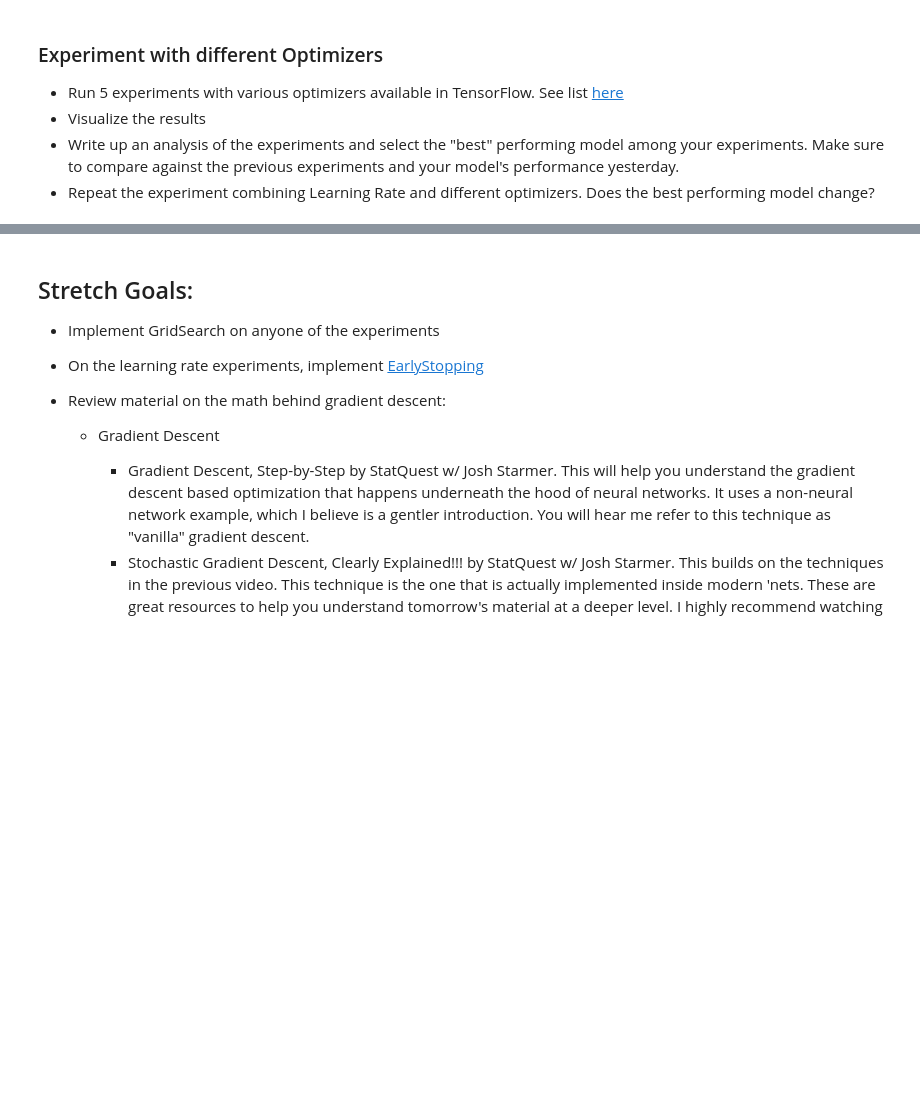
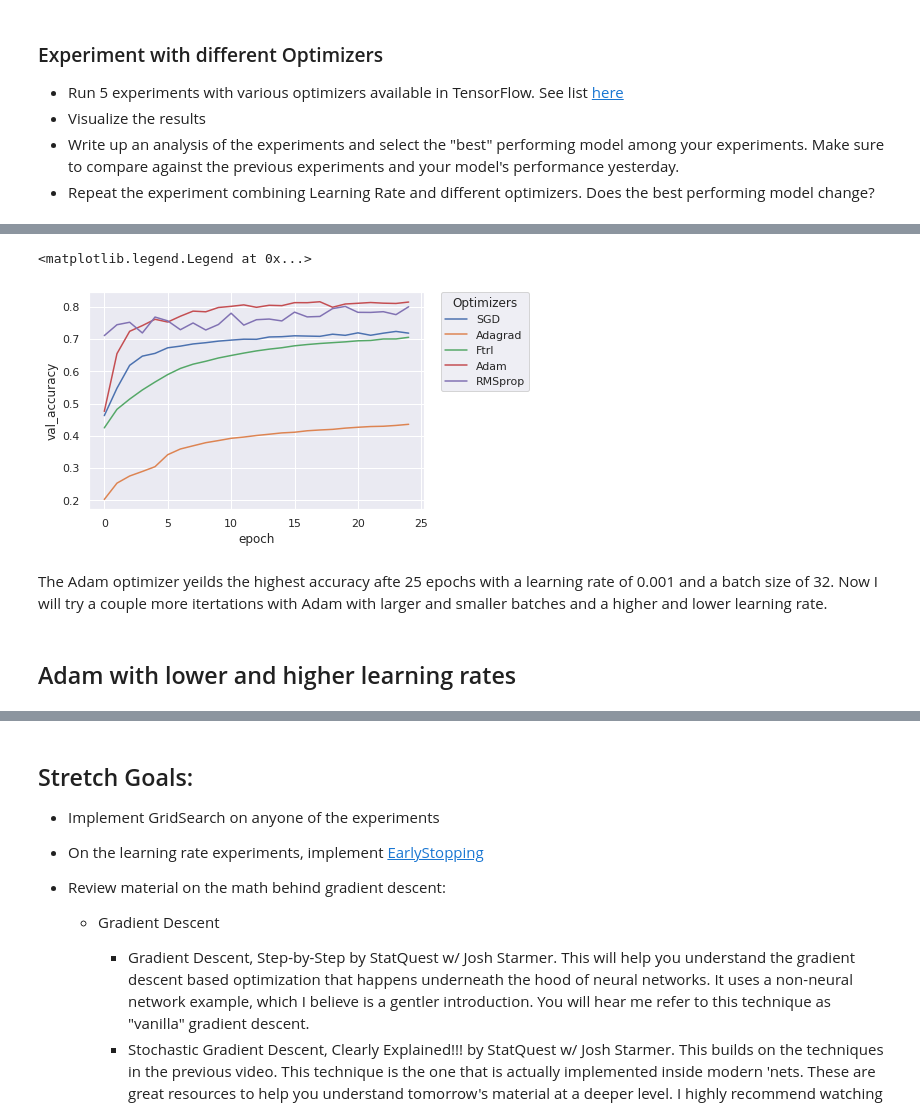
Before and after one commit to DoctorDroid/NN, a Jupyter notebook: module2-Train/LS_DS_422_Train_Assignment.ipynb, the cells around one changed output, grey strips where cells are left out. Saved outputs shown, nothing was run; the diff lists cells and outputs as text; code cells hidden in the pictures; blank space fills up the shorter version.

```diff
--- a/module2-Train/LS_DS_422_Train_Assignment.ipynb
+++ b/module2-Train/LS_DS_422_Train_Assignment.ipynb
@@ -385,0 +421,8 @@ Your answer goes here.
+# %%
+lr = 0.001
+model = create_model(lr = lr, opt = Ftrl)
+opt_Ftrl = model.fit(
+    X_train, y_train,
+    epochs=25,
+    batch_size=32,
+    validation_data=(X_val,y_val))
@@ -385,0 +447,8 @@ Your answer goes here.
+# %%
+lr = 0.001
+model = create_model(lr = lr, opt = RMSprop)
+opt_RMSprop = model.fit(
+    X_train, y_train,
+    epochs=25,
+    batch_size=32,
+    validation_data=(X_val,y_val))
@@ -385,0 +473,8 @@ Your answer goes here.
+# %%
+lr = 0.001
+model = create_model(lr = lr, opt = Adagrad)
+opt_Adagrad = model.fit(
+    X_train, y_train,
+    epochs=25,
+    batch_size=32,
+    validation_data=(X_val,y_val))
@@ -385,0 +499,8 @@ Your answer goes here.
+# %%
+lr = 0.001
+model = create_model(lr = lr, opt = SGD)
+opt_SGD = model.fit(
+    X_train, y_train,
+    epochs=25,
+    batch_size=32,
+    validation_data=(X_val,y_val))
@@ -385,0 +525,20 @@ Your answer goes here.
+# %%
+optimizers = []
+for exp, result in zip([opt_SGD, opt_Adagrad, opt_Ftrl, opt_Adam, opt_RMSprop], ["SGD", "Adagrad", "Ftrl", "Adam", "RMSprop"]):
+    df = pd.DataFrame.from_dict(exp.history)
+    df['epoch'] = df.index.values
+    df['Optimizer'] = result
+    optimizers.append(df)
+df = pd.concat(optimizers)
+df['Optimizer'] = df['Optimizer'].astype('str')
+
+sns.set(style="darkgrid")
+sns.lineplot(x='epoch', y='val_accuracy', hue = 'Optimizer', data=df)
+plt.legend(bbox_to_anchor=(1.05, 1), loc=2, borderaxespad=0, title = 'Optimizers')
+# %% [output]
+<matplotlib.legend.Legend at 0x...>
+[figure, added]
+# %% [markdown]
+The Adam optimizer yeilds the highest accuracy afte 25 epochs with a learning rate of 0.001 and a batch size of 32. Now I will try a couple more itertations with Adam with larger and smaller batches and a higher and lower learning rate.
+# %% [markdown]
+## Adam with lower and higher learning rates
```
Also changed, not shown: parts of 36 cells of this notebook.
